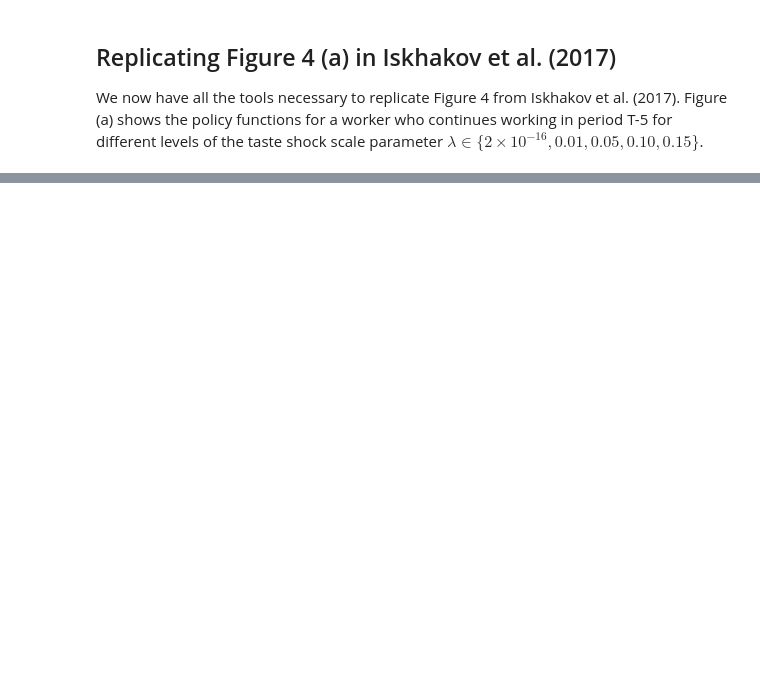
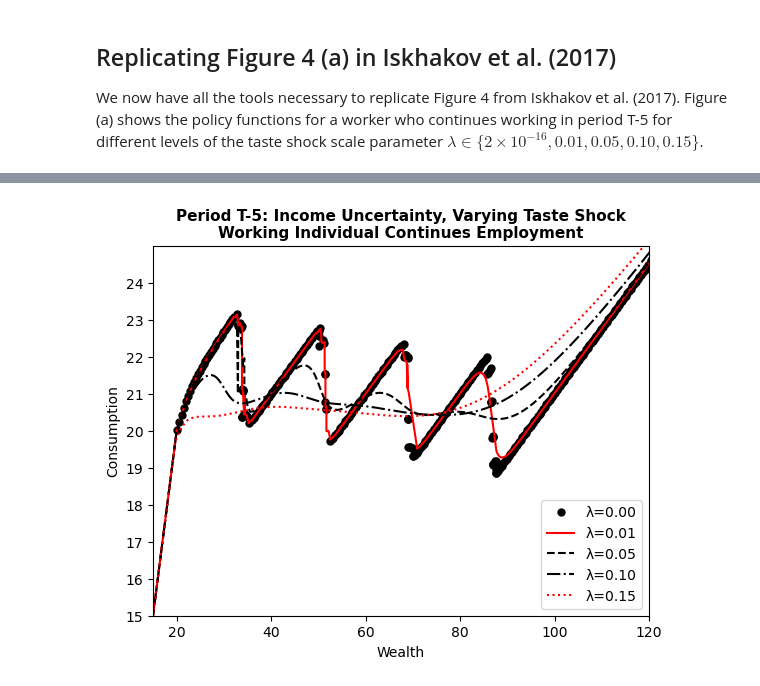
Before and after one commit to OpenSourceEconomics/dcegm, a Jupyter notebook: docs/source/background/interface_plots.ipynb, the cells around one changed output, grey strips where cells are left out. Saved outputs shown, nothing was run; the diff lists cells and outputs as text; code cells hidden in the pictures; blank space fills up the shorter version.

```diff
--- a/docs/source/background/interface_plots.ipynb
+++ b/docs/source/background/interface_plots.ipynb
@@ -473,0 +264,71 @@ Model setup complete.
+# %%
+# set the income uncertainty parameters analogous to the Figure 4 (b) in the paper
+params["income_shock_std"] = np.sqrt(0.005)
+params["income_shock_mean"] = -0.005 / 2
+
+# Define state and choice for the plot
+state_dict = {
+    "period": 37,  # Perioid T-5
+    "lagged_choice": 0,  # working in the previous period
+}
+choice = 0  # continuing to work
+
+model_config = {
+    "n_periods": 43,  # number of periods in the model (e.g. 43 for t = 0, 1, ..., 42)
+    "choices": [0, 1],  # choices for the model
+    "continuous_states": {
+        "assets_end_of_period": np.linspace(
+            0,
+            150,
+            500,
+        )
+    },
+    "n_quad_points": 5,  # number of quadrature points for the income shock
+    "tuning_params": {  # tuning parameters for the model, ignore for now
+        "fues_n_points_to_scan": 10,  # number of points to scan for the fues
+        "fues_jump_thresh": 1.1,  # threshold for the fues jump
+    },
+}
+
+model = dcegm.setup_model(
+    model_config=model_config,
+    model_specs=model_specs,
+    state_space_functions=model_funcs["state_space_functions"],
+    utility_functions=model_funcs["utility_functions"],
+    utility_functions_final_period=model_funcs["utility_functions_final_period"],
+    budget_constraint=model_funcs["budget_constraint"],
+)
+
+# solve the model for different taste shock scales with income uncertainty and plot the consumption policy function
+for k, taste_shock_scale in enumerate([2e-16, 0.01, 0.05, 0.10, 0.15]):
+    params["taste_shock_scale"] = taste_shock_scale
+    model_solved = model.solve(params)
+    endog_grid, value, policy = model_solved.get_solution_for_discrete_state_choice(
+        state_dict, choice
+    )
+
+    # sort idx by wealth for plotting
+    idx = np.argsort(endog_grid)
+    endog_grid = endog_grid[idx]
+    policy = policy[idx]
+
+    plt.plot(
+        endog_grid,
+        policy,
+        label=f"λ={taste_shock_scale:.2f}",
+        **line_styles[k],
+    )
+
+plt.xlim([15, 120])
+plt.ylim([15, 25])
+plt.yticks(np.arange(15, 25, 1))
+plt.ylabel("Consumption")
+plt.title(
+    "Period T-5: Income Uncertainty, Varying Taste Shock\nWorking Individual Continues Employment",
+    fontsize=11,
+    fontweight="bold",
+)
+plt.xlabel("Wealth")
+plt.legend()
+plt.show()
+# %% [output]
@@ -473,0 +346 @@ Model setup complete.
+[figure, added]
```
Also changed, not shown: parts of 19 cells of this notebook, 4 other files.
